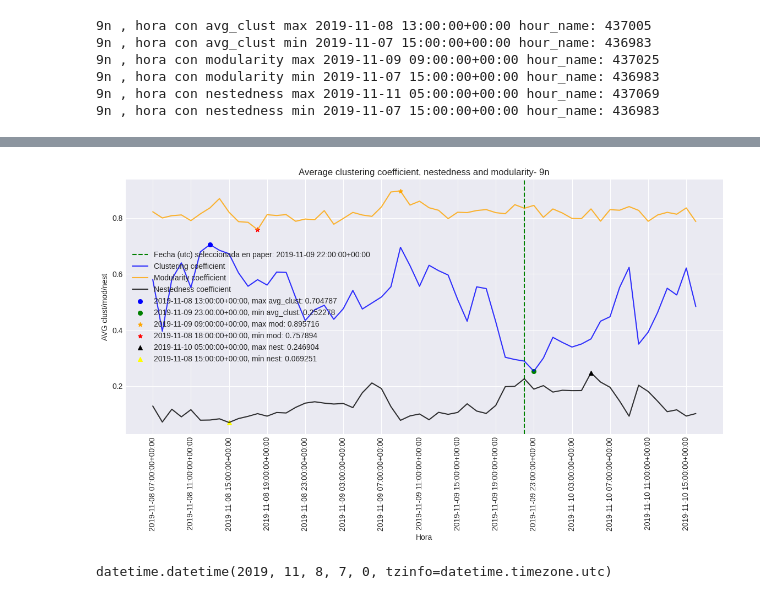
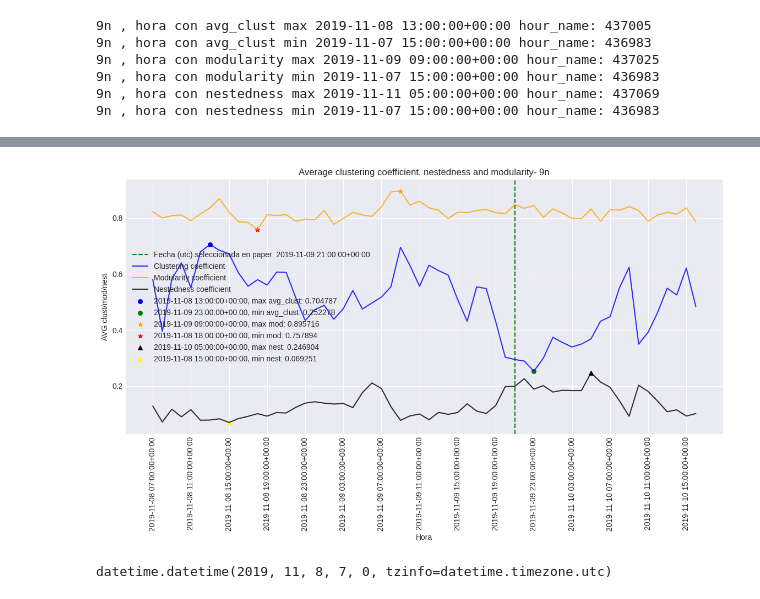
Before and after one commit to Manusua/Social_Manifestations_Fractal, a Jupyter notebook: clust_time.ipynb, the cells around one changed output, grey strips where cells are left out. Saved outputs shown, nothing was run; the diff lists cells and outputs as text; code cells hidden in the pictures.

```diff
--- a/clust_time.ipynb
+++ b/clust_time.ipynb
@@ -111,8 +111,7 @@ print(MANIFESTACION, ", hora con nestedness min", dt_sort_arr[nest_sort.index(mi
 # %%
 print(hour_sort)
 if MANIFESTACION == "9n":
-        #fecha=str(int(437037))
-        fecha=str(int(437038))
+        fecha=str(int(437037))
         index_fecha=hour_sort.index(fecha)
         init=str(int(1573196400/3600))
         index_init=hour_sort.index(init)
@@ -125,8 +124,6 @@ else:
         index_init=hour_sort.index(init)
         end=str(int(1546902000/3600))
         index_end=hour_sort.index(end)
-print(datetime.datetime.fromtimestamp(437038*3600, tz=datetime.timezone.utc))
-print(datetime.datetime.fromtimestamp(437038*3600))
 print("Fecha (utc) identificada en paper para", MANIFESTACION, datetime.datetime.fromtimestamp(int(fecha)*3600, tz=datetime.timezone.utc))
 print("Fecha (utc) inicial en paper", dt_sort_arr[index_init], ", fecha final en paper", dt_sort_arr[index_end])
 plt.figure(figsize=(14,6))
@@ -174,5 +169,5 @@ Fecha (utc) identificada en paper para 9n 2019-11-09 22:00:00+00:00
 Fecha (utc) inicial en paper 2019-11-08 07:00:00+00:00 , fecha final en paper 2019-11-10 17:00:00+00:00
-[figure, old version]
+[figure, new version]
 # %%
 dt_sort_arr[index_init]
 # %% [output]
```
Also changed, not shown: parts of 1 cell of this notebook, 2 other files.
